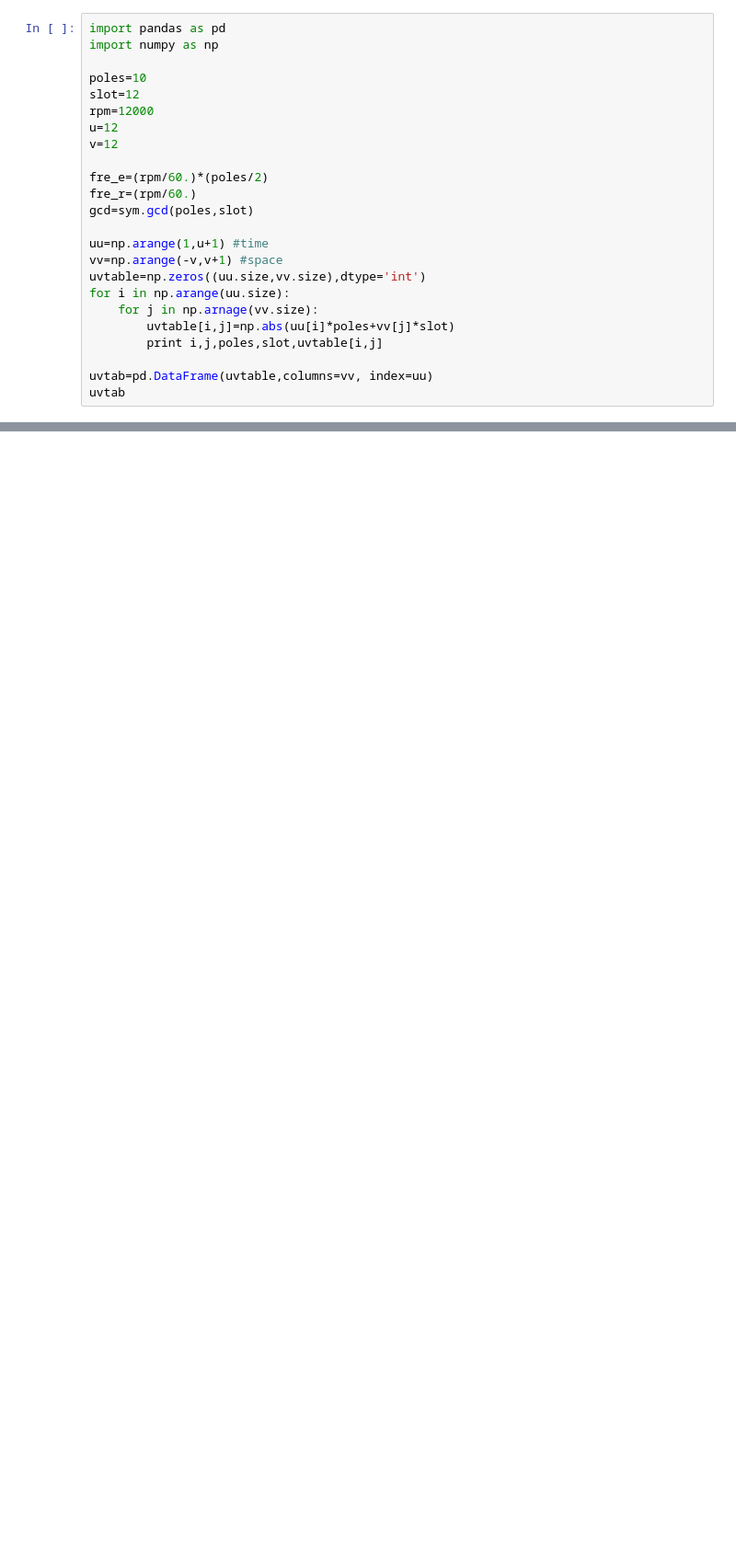
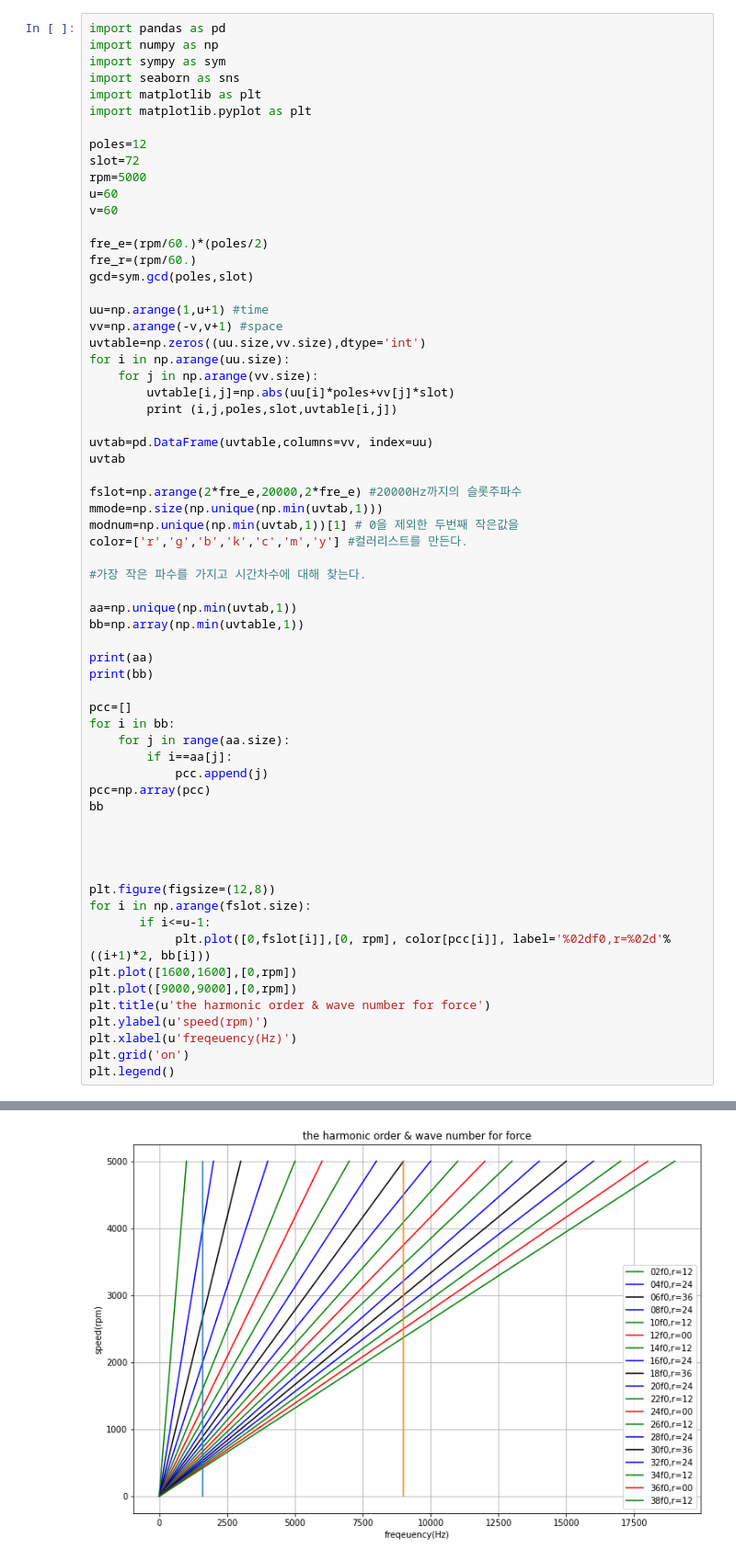
Before and after one commit to enjoyneer87/NVH_py, a Jupyter notebook: NVH_spatiog.ipynb, the cells around one changed output, grey strips where cells are left out. Shown at 92% size. Saved outputs shown, nothing was run; the diff lists cells and outputs as text; blank space fills up the shorter version.

```diff
--- a/NVH_spatiog.ipynb
+++ b/NVH_spatiog.ipynb
@@ -1,12 +1,16 @@
 # %%
 import pandas as pd
 import numpy as np
+import sympy as sym
+import seaborn as sns
+import matplotlib as plt
+import matplotlib.pyplot as plt
 
-poles=10
-slot=12
-rpm=12000
-u=12
-v=12
+poles=12
+slot=72
+rpm=5000
+u=60
+v=60
 
 fre_e=(rpm/60.)*(poles/2)
 fre_r=(rpm/60.)
@@ -16,9 +20,46 @@ uu=np.arange(1,u+1) #time
 vv=np.arange(-v,v+1) #space
 uvtable=np.zeros((uu.size,vv.size),dtype='int')
 for i in np.arange(uu.size):
-    for j in np.arnage(vv.size):
+    for j in np.arange(vv.size):
         uvtable[i,j]=np.abs(uu[i]*poles+vv[j]*slot)
-        print i,j,poles,slot,uvtable[i,j]
+        print (i,j,poles,slot,uvtable[i,j])
 
 uvtab=pd.DataFrame(uvtable,columns=vv, index=uu)
 uvtab
+
+fslot=np.arange(2*fre_e,20000,2*fre_e) #20000Hz까지의 슬롯주파수
+mmode=np.size(np.unique(np.min(uvtab,1)))
+modnum=np.unique(np.min(uvtab,1))[1] # 0을 제외한 두번째 작은값을
+color=['r','g','b','k','c','m','y'] #컬러리스트를 만든다.
+
+#가장 작은 파수를 가지고 시간차수에 대해 찾는다.
+
+aa=np.unique(np.min(uvtab,1))
+bb=np.array(np.min(uvtable,1))
+
+print(aa)
+print(bb)
+
+pcc=[]
+for i in bb:
+    for j in range(aa.size):
+        if i==aa[j]:
+            pcc.append(j)
+pcc=np.array(pcc)
+bb
+
+
+
+
+plt.figure(figsize=(12,8))
+for i in np.arange(fslot.size):
+       if i<=u-1:
+            plt.plot([0,fslot[i]],[0, rpm], color[pcc[i]], label='%02df0,r=%02d'% ((i+1)*2, bb[i]))
+plt.plot([1600,1600],[0,rpm])
+plt.plot([9000,9000],[0,rpm])
+plt.title(u'the harmonic order & wave number for force')
+plt.ylabel(u'speed(rpm)')
+plt.xlabel(u'freqeuency(Hz)')
+plt.grid('on')
+plt.legend()
+# %% [output]
@@ -24,0 +84 @@ uvtab
+[figure, added]
```
Also changed, not shown: parts of 7 cells of this notebook.
